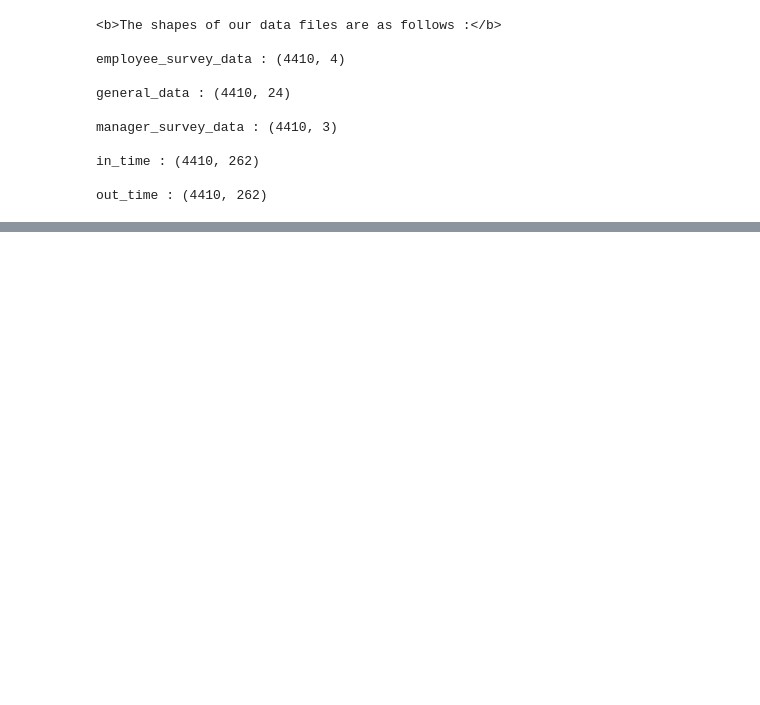
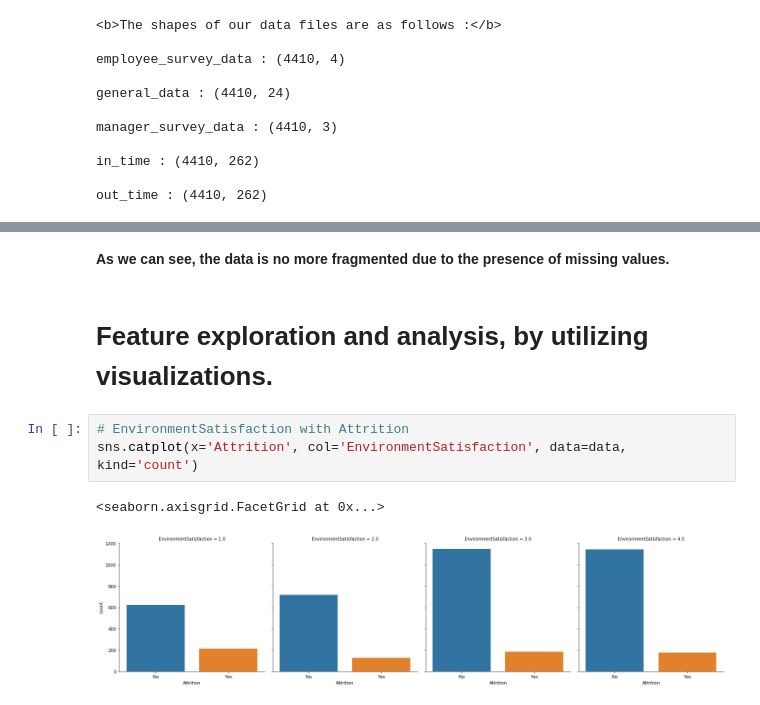
Before and after one commit to Titashmkhrj/HR_analytics_project, a Jupyter notebook: code_file.ipynb, the cells around one changed output, grey strips where cells are left out. Saved outputs shown, nothing was run; the diff lists cells and outputs as text; blank space fills up the shorter version.

```diff
--- a/code_file.ipynb
+++ b/code_file.ipynb
@@ -125,0 +339,10 @@ out_time : (4410, 262)
+# %% [markdown]
+**As we can see, the data is no more fragmented due to the presence of missing values.**
+# %% [markdown]
+# Feature exploration and analysis, by utilizing visualizations.
+# %%
+# EnvironmentSatisfaction with Attrition
+sns.catplot(x='Attrition', col='EnvironmentSatisfaction', data=data, kind='count')
+# %% [output]
+<seaborn.axisgrid.FacetGrid at 0x...>
+[figure, added]
```
Also changed, not shown: parts of 113 cells of this notebook.
